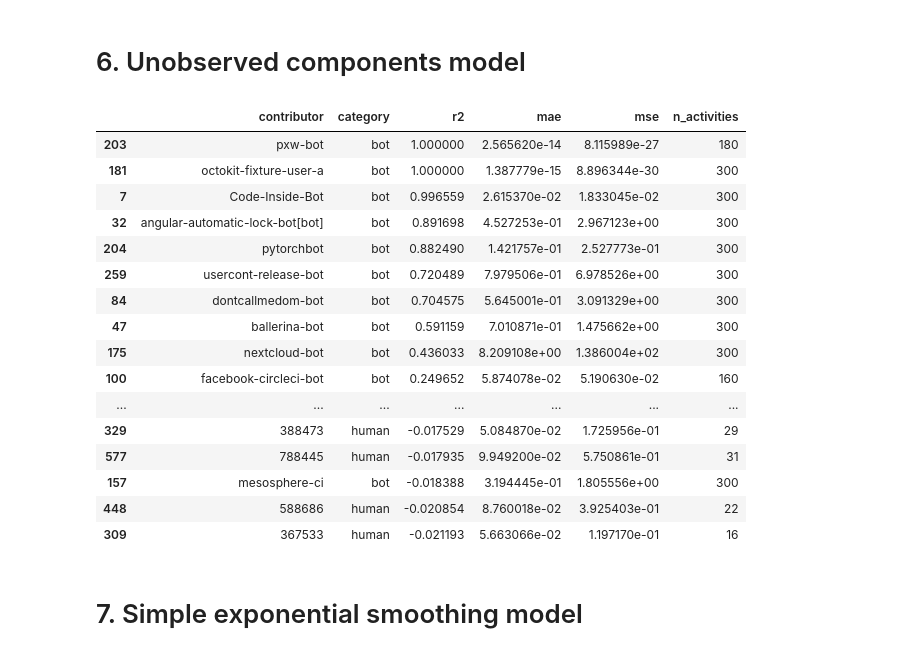
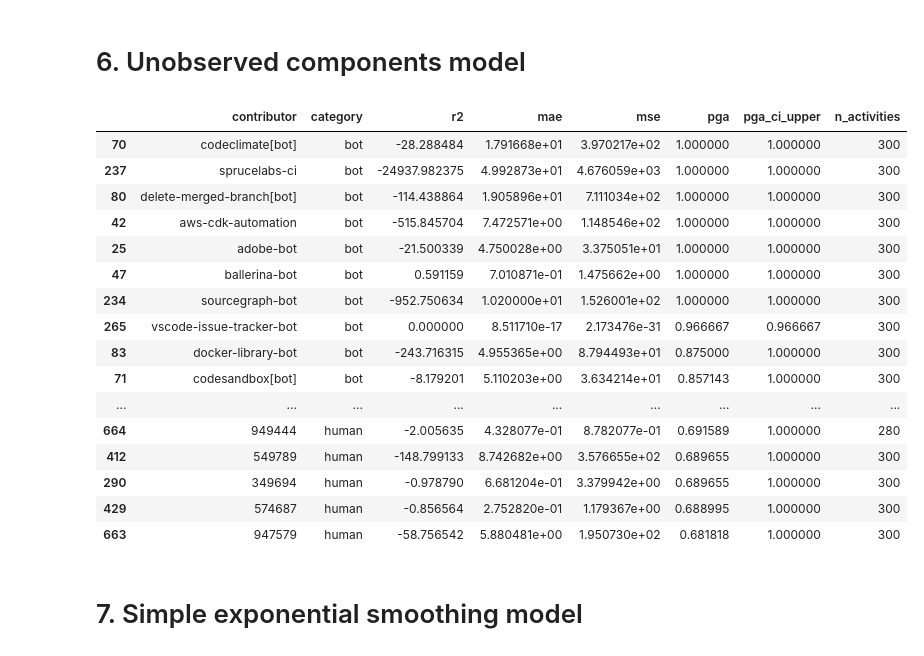
Before and after one commit to uhourri/GH-Bots-API, a Jupyter notebook: code/Models comparing using time sequences.ipynb, the cells around one changed output. Cells and saved outputs as stored; diff of their text form; code cells hidden in the pictures.

```diff
--- a/code/Models comparing using time sequences.ipynb
+++ b/code/Models comparing using time sequences.ipynb
@@ -610,27 +529,60 @@ def uc_model(contributor):
     })
 
     return metrics
+# %%
+def uc_model(contributor):
+
+    print(contributor['contributor'].iloc[0])
+
+    # Spliting the data into training and testing sets for time series forecasting, using a time-based split with split size = 0.9
+    train, test = (
+        contributor.apply(lambda x: x[:int(0.9*len(x))]),
+        contributor.apply(lambda x: x[int(0.9*len(x)):])
+    )
+
+    # Set the frequency of the index to hourly
+    train.index.freq = 'H'
+
+    # Fit the model
+    model = UnobservedComponents(train['n_activities'], level=True, seasonal=24).fit(disp=False, method='lbfgs')
+
+    # Forecast the test set using confidence interval with 95%
+    predictions = model.get_prediction(start=len(train), end=len(train)+len(test)-1).summary_frame(alpha=0.05)
+
+    # Create a series for evaluation metrics and sum of activities
+    metrics = pd.Series({
+        'contributor': contributor['contributor'].iloc[0],
+        'category': contributor['category'].iloc[0],
+        'r2': r2_score(test['n_activities'], predictions['mean']),
+        'mae': mean_absolute_error(test['n_activities'], predictions['mean']),
+        'mse': mean_squared_error(test['n_activities'], predictions['mean']),
+        'pga': pga_score(test['n_activities'], predictions['mean']),
+        'pga_ci_upper': pga_score(test['n_activities'], predictions['mean_ci_upper']),
+        'n_activities': contributor['n_activities'].sum(),
+    })
+
+    return metrics
 # %%
 # Apply the function to each contributor
 uc_results = data.groupby(['category', 'contributor']).apply(uc_model).reset_index(drop=True)
 # %%
-uc_results.sort_values(by='r2', ascending=False).head(40)
+uc_results.sort_values(by='pga', ascending=False).head(40)
 # %% [output]
-|  | contributor | category | r2 | mae | mse | n_activities |
-| 203 | pxw-bot | bot | 1.000000 | 2.565620e-14 | 8.115989e-27 | 180 |
-| 181 | octokit-fixture-user-a | bot | 1.000000 | 1.387779e-15 | 8.896344e-30 | 300 |
-| 7 | Code-Inside-Bot | bot | 0.996559 | 2.615370e-02 | 1.833045e-02 | 300 |
-| 32 | angular-automatic-lock-bot[bot] | bot | 0.891698 | 4.527253e-01 | 2.967123e+00 | 300 |
-| 204 | pytorchbot | bot | 0.882490 | 1.421757e-01 | 2.527773e-01 | 300 |
-| 259 | usercont-release-bot | bot | 0.720489 | 7.979506e-01 | 6.978526e+00 | 300 |
-| 84 | dontcallmedom-bot | bot | 0.704575 | 5.645001e-01 | 3.091329e+00 | 300 |
-| 47 | ballerina-bot | bot | 0.591159 | 7.010871e-01 | 1.475662e+00 | 300 |
-| 175 | nextcloud-bot | bot | 0.436033 | 8.209108e+00 | 1.386004e+02 | 300 |
-| 100 | facebook-circleci-bot | bot | 0.249652 | 5.874078e-02 | 5.190630e-02 | 160 |
-| ... | ... | ... | ... | ... | ... | ... |
-| 329 | 388473 | human | -0.017529 | 5.084870e-02 | 1.725956e-01 | 29 |
-| 577 | 788445 | human | -0.017935 | 9.949200e-02 | 5.750861e-01 | 31 |
-| 157 | mesosphere-ci | bot | -0.018388 | 3.194445e-01 | 1.805556e+00 | 300 |
-| 448 | 588686 | human | -0.020854 | 8.760018e-02 | 3.925403e-01 | 22 |
-| 309 | 367533 | human | -0.021193 | 5.663066e-02 | 1.197170e-01 | 16 |
+|  | contributor | category | r2 | mae | mse | pga | pga_ci_upper | n_activities |
+| 70 | codeclimate[bot] | bot | -28.288484 | 1.791668e+01 | 3.970217e+02 | 1.000000 | 1.000000 | 300 |
+| 237 | sprucelabs-ci | bot | -24937.982375 | 4.992873e+01 | 4.676059e+03 | 1.000000 | 1.000000 | 300 |
+| 80 | delete-merged-branch[bot] | bot | -114.438864 | 1.905896e+01 | 7.111034e+02 | 1.000000 | 1.000000 | 300 |
+| 42 | aws-cdk-automation | bot | -515.845704 | 7.472571e+00 | 1.148546e+02 | 1.000000 | 1.000000 | 300 |
+| 25 | adobe-bot | bot | -21.500339 | 4.750028e+00 | 3.375051e+01 | 1.000000 | 1.000000 | 300 |
+| 47 | ballerina-bot | bot | 0.591159 | 7.010871e-01 | 1.475662e+00 | 1.000000 | 1.000000 | 300 |
+| 234 | sourcegraph-bot | bot | -952.750634 | 1.020000e+01 | 1.526001e+02 | 1.000000 | 1.000000 | 300 |
+| 265 | vscode-issue-tracker-bot | bot | 0.000000 | 8.511710e-17 | 2.173476e-31 | 0.966667 | 0.966667 | 300 |
+| 83 | docker-library-bot | bot | -243.716315 | 4.955365e+00 | 8.794493e+01 | 0.875000 | 1.000000 | 300 |
+| 71 | codesandbox[bot] | bot | -8.179201 | 5.110203e+00 | 3.634214e+01 | 0.857143 | 1.000000 | 300 |
+| ... | ... | ... | ... | ... | ... | ... | ... | ... |
+| 664 | 949444 | human | -2.005635 | 4.328077e-01 | 8.782077e-01 | 0.691589 | 1.000000 | 280 |
+| 412 | 549789 | human | -148.799133 | 8.742682e+00 | 3.576655e+02 | 0.689655 | 1.000000 | 300 |
+| 290 | 349694 | human | -0.978790 | 6.681204e-01 | 3.379942e+00 | 0.689655 | 1.000000 | 300 |
+| 429 | 574687 | human | -0.856564 | 2.752820e-01 | 1.179367e+00 | 0.688995 | 1.000000 | 300 |
+| 663 | 947579 | human | -58.756542 | 5.880481e+00 | 1.950730e+02 | 0.681818 | 1.000000 | 300 |
 # %%
```
Also changed, not shown: parts of 21 cells of this notebook, 3 other files.
